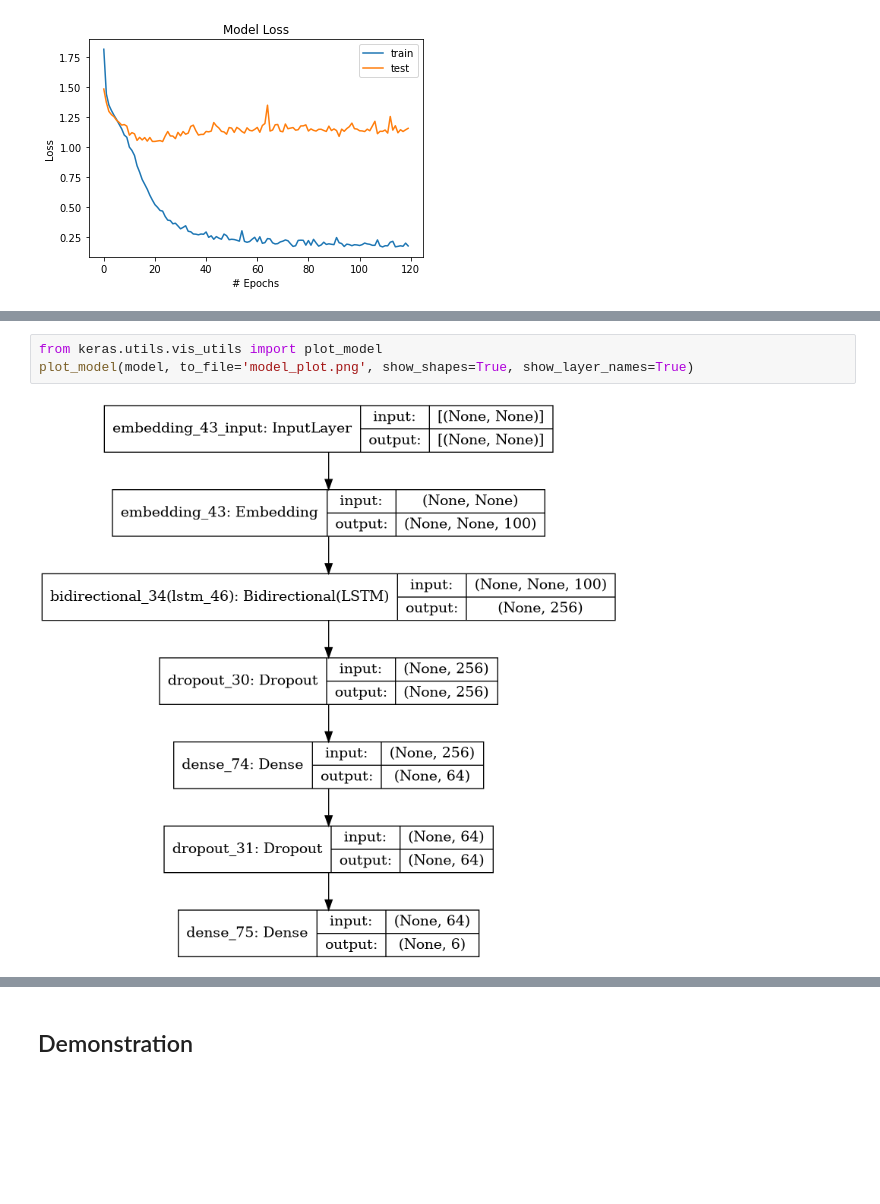
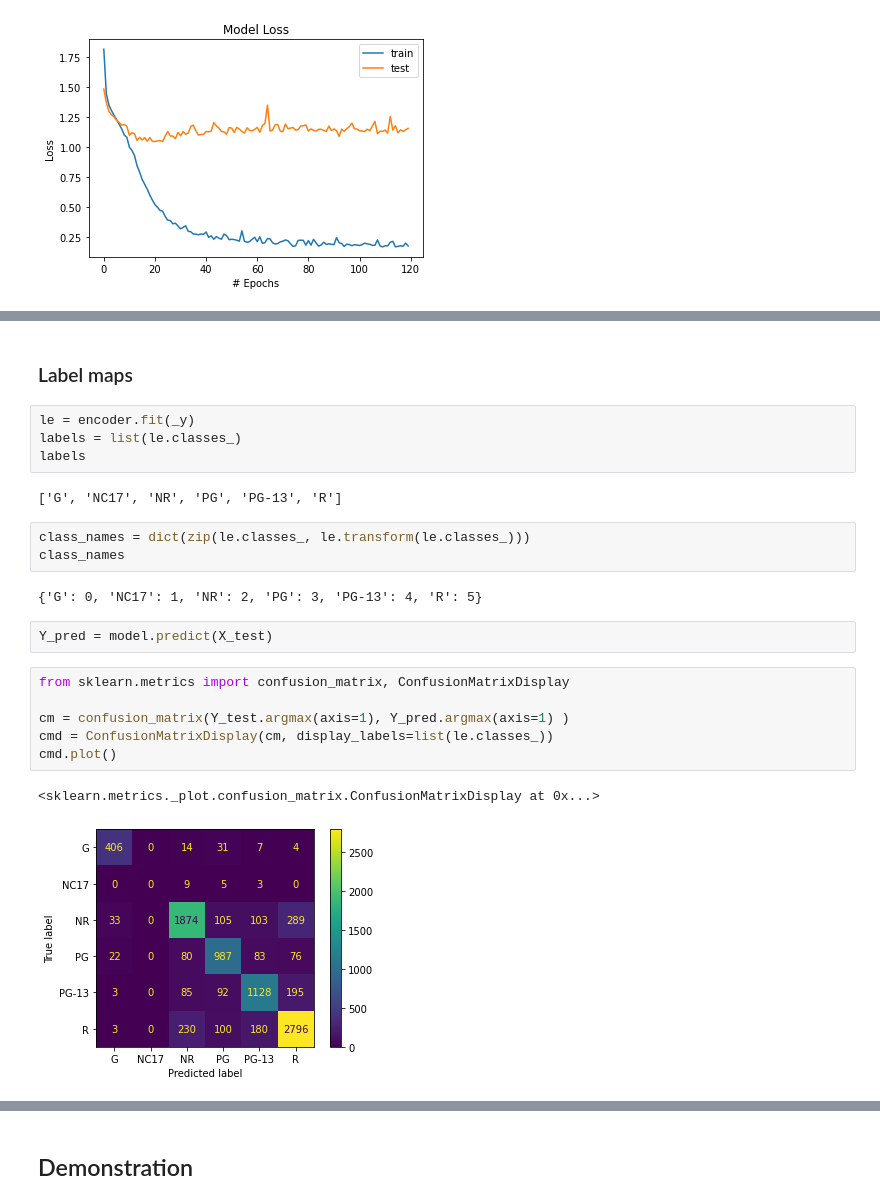
Before and after one commit to ma-he-sh/MovieMetaPredict, a Jupyter notebook: models/classification/KerasLSTM-same_n_labels_except NC17-BiDirectionalLSTM.ipynb, the cells around one changed output, grey strips where cells are left out. Cells and saved outputs as stored; diff of their text form; blank space fills up the shorter version.

Commit message:
--added metrics--

```diff
--- a/models/classification/KerasLSTM-same_n_labels_except NC17-BiDirectionalLSTM.ipynb
+++ b/models/classification/KerasLSTM-same_n_labels_except NC17-BiDirectionalLSTM.ipynb
@@ -386,5 +391,24 @@ model = load_model("./data/mpaa_classifier_n_sample_exceptNC17BiD.h5")
-# %%
-from keras.utils.vis_utils import plot_model
-plot_model(model, to_file='model_plot.png', show_shapes=True, show_layer_names=True)
-# %% [output]
-[figure]
+# %% [markdown]
+### Label maps
+# %%
+le = encoder.fit(_y)
+labels = list(le.classes_)
+labels
+# %% [output]
+['G', 'NC17', 'NR', 'PG', 'PG-13', 'R']
+# %%
+class_names = dict(zip(le.classes_, le.transform(le.classes_)))
+class_names
+# %% [output]
+{'G': 0, 'NC17': 1, 'NR': 2, 'PG': 3, 'PG-13': 4, 'R': 5}
+# %%
+Y_pred = model.predict(X_test)
+# %%
+from sklearn.metrics import confusion_matrix, ConfusionMatrixDisplay
+
+cm = confusion_matrix(Y_test.argmax(axis=1), Y_pred.argmax(axis=1) )
+cmd = ConfusionMatrixDisplay(cm, display_labels=list(le.classes_))
+cmd.plot()
+# %% [output]
+<sklearn.metrics._plot.confusion_matrix.ConfusionMatrixDisplay at 0x...>
+[figure, added]
```
Also changed, not shown: parts of 26 cells of this notebook.
